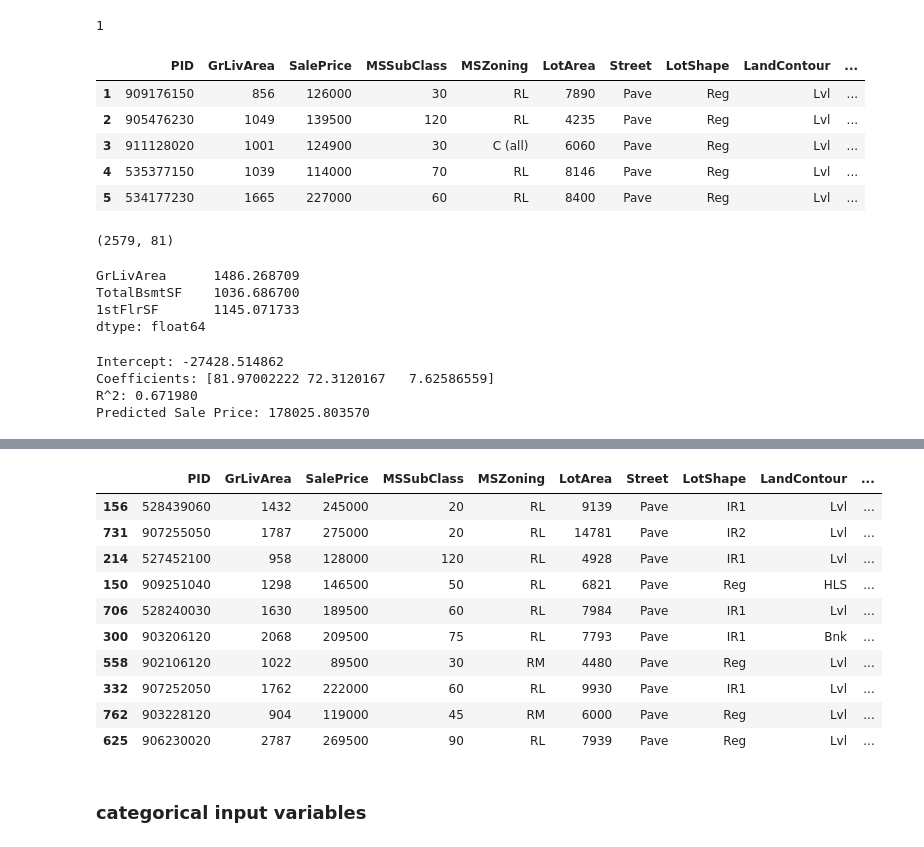
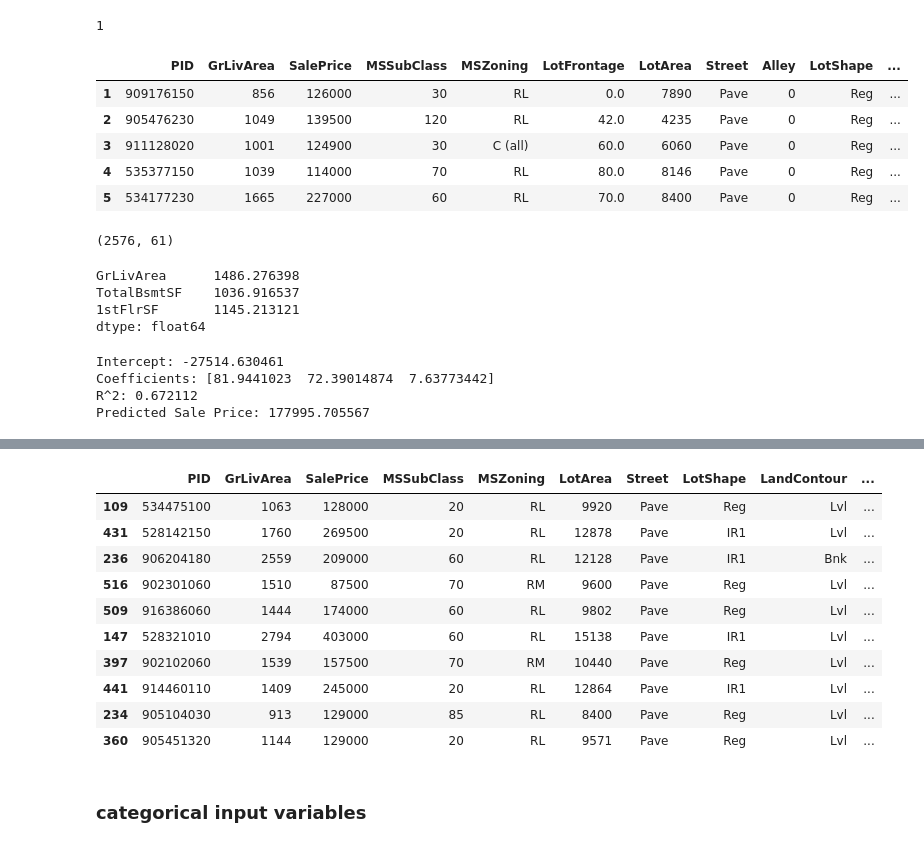
Before and after one commit to brandoncryu/ames_ml_project, a Jupyter notebook: Isabel_EDA.ipynb, the cells around one changed output, grey strips where cells are left out. Cells and saved outputs as stored; diff of their text form; code cells hidden in the pictures.

```diff
--- a/Isabel_EDA.ipynb
+++ b/Isabel_EDA.ipynb
@@ -366,39 +410,37 @@ missing_data.head(20)
 | BsmtFullBath | 2 | 0.000775 |
 | BsmtHalfBath | 2 | 0.000775 |
 # %%
-#dealing with missing data
-housing = housing.drop((missing_data[missing_data['Total'] > 1]).index,1)
-housing = housing.drop(housing.loc[housing['Electrical'].isnull()].index)
-housing.isnull().sum().max() #just checking that there's no missing data missing
+# #dealing with missing data
+# housing = housing.drop((missing_data[missing_data['Total'] > 1]).index,1)
+# housing = housing.drop(housing.loc[housing['Electrical'].isnull()].index)
+# housing.isnull().sum().max() #just checking that there's no missing data missing
 # %% [output]
 1
 # %%
 #missing data
-housing_na = housing.dropna(subset=['GrLivArea', 'LotArea', 'BsmtUnfSF', 'TotalBsmtSF', '1stFlrSF',
-       '2ndFlrSF', 'LowQualFinSF', 'GarageArea', 'WoodDeckSF', 'OpenPorchSF',
-       'PoolArea'])
+housing_na = housing.fillna(0.0)
 housing_na.shape
 housing_na.head()
 #just checking that there's no missing data missing
 # %% [output]
-|  | PID | GrLivArea | SalePrice | MSSubClass | MSZoning | LotArea | Street | LotShape | LandContour | ... |
-| 1 | 909176150 | 856 | 126000 | 30 | RL | 7890 | Pave | Reg | Lvl | ... |
-| 2 | 905476230 | 1049 | 139500 | 120 | RL | 4235 | Pave | Reg | Lvl | ... |
-| 3 | 911128020 | 1001 | 124900 | 30 | C (all) | 6060 | Pave | Reg | Lvl | ... |
-| 4 | 535377150 | 1039 | 114000 | 70 | RL | 8146 | Pave | Reg | Lvl | ... |
-| 5 | 534177230 | 1665 | 227000 | 60 | RL | 8400 | Pave | Reg | Lvl | ... |
+|  | PID | GrLivArea | SalePrice | MSSubClass | MSZoning | LotFrontage | LotArea | Street | Alley | LotShape | ... |
+| 1 | 909176150 | 856 | 126000 | 30 | RL | 0.0 | 7890 | Pave | 0 | Reg | ... |
+| 2 | 905476230 | 1049 | 139500 | 120 | RL | 42.0 | 4235 | Pave | 0 | Reg | ... |
+| 3 | 911128020 | 1001 | 124900 | 30 | C (all) | 60.0 | 6060 | Pave | 0 | Reg | ... |
+| 4 | 535377150 | 1039 | 114000 | 70 | RL | 80.0 | 8146 | Pave | 0 | Reg | ... |
+| 5 | 534177230 | 1665 | 227000 | 60 | RL | 70.0 | 8400 | Pave | 0 | Reg | ... |
 # %%
 #dealing with missing data
 housing2 = housing.dropna(subset=['GrLivArea', 'TotalBsmtSF', '1stFlrSF'])
 housing2.shape
 # %% [output]
-(2579, 81)
+(2576, 61)
 # %%
 housing2[['GrLivArea', 'TotalBsmtSF', '1stFlrSF']].mean()
 # %% [output]
-GrLivArea      1486.268709
-TotalBsmtSF    1036.686700
-1stFlrSF       1145.071733
+GrLivArea      1486.276398
+TotalBsmtSF    1036.916537
+1stFlrSF       1145.213121
 dtype: float64
 # %%
 ## separate the input variables and output variables
@@ -410,10 +452,10 @@ print("Coefficients: %s" %str(ols.coef_))
 print("R^2: %f" %(ols.score(X, Y)))
 print("Predicted Sale Price: %f" %(ols.predict([[1486, 1036, 1145]])))
 # %% [output]
-Intercept: -27428.514862
-Coefficients: [81.97002222 72.3120167   7.62586559]
-R^2: 0.671980
-Predicted Sale Price: 178025.803570
+Intercept: -27514.630461
+Coefficients: [81.9441023  72.39014874  7.63773442]
+R^2: 0.672112
+Predicted Sale Price: 177995.705567
 # %%
 housing.describe()
 # %% [output]
@@ -430,16 +472,16 @@ housing.describe()
 housing.sample(10)
 # %% [output]
 |  | PID | GrLivArea | SalePrice | MSSubClass | MSZoning | LotArea | Street | LotShape | LandContour | ... |
-| 156 | 528439060 | 1432 | 245000 | 20 | RL | 9139 | Pave | IR1 | Lvl | ... |
-| 731 | 907255050 | 1787 | 275000 | 20 | RL | 14781 | Pave | IR2 | Lvl | ... |
-| 214 | 527452100 | 958 | 128000 | 120 | RL | 4928 | Pave | IR1 | Lvl | ... |
-| 150 | 909251040 | 1298 | 146500 | 50 | RL | 6821 | Pave | Reg | HLS | ... |
-| 706 | 528240030 | 1630 | 189500 | 60 | RL | 7984 | Pave | IR1 | Lvl | ... |
-| 300 | 903206120 | 2068 | 209500 | 75 | RL | 7793 | Pave | IR1 | Bnk | ... |
-| 558 | 902106120 | 1022 | 89500 | 30 | RM | 4480 | Pave | Reg | Lvl | ... |
-| 332 | 907252050 | 1762 | 222000 | 60 | RL | 9930 | Pave | IR1 | Lvl | ... |
-| 762 | 903228120 | 904 | 119000 | 45 | RM | 6000 | Pave | Reg | Lvl | ... |
-| 625 | 906230020 | 2787 | 269500 | 90 | RL | 7939 | Pave | Reg | Lvl | ... |
+| 109 | 534475100 | 1063 | 128000 | 20 | RL | 9920 | Pave | Reg | Lvl | ... |
+| 431 | 528142150 | 1760 | 269500 | 20 | RL | 12878 | Pave | IR1 | Lvl | ... |
+| 236 | 906204180 | 2559 | 209000 | 60 | RL | 12128 | Pave | IR1 | Bnk | ... |
+| 516 | 902301060 | 1510 | 87500 | 70 | RM | 9600 | Pave | Reg | Lvl | ... |
+| 509 | 916386060 | 1444 | 174000 | 60 | RL | 9802 | Pave | Reg | Lvl | ... |
+| 147 | 528321010 | 2794 | 403000 | 60 | RL | 15138 | Pave | IR1 | Lvl | ... |
+| 397 | 902102060 | 1539 | 157500 | 70 | RM | 10440 | Pave | Reg | Lvl | ... |
+| 441 | 914460110 | 1409 | 245000 | 20 | RL | 12864 | Pave | IR1 | Lvl | ... |
+| 234 | 905104030 | 913 | 129000 | 85 | RL | 8400 | Pave | Reg | Lvl | ... |
+| 360 | 905451320 | 1144 | 129000 | 20 | RL | 9571 | Pave | Reg | Lvl | ... |
 # %% [markdown]
 ### categorical input variables
 # %%
```
Also changed, not shown: parts of 71 cells of this notebook.
